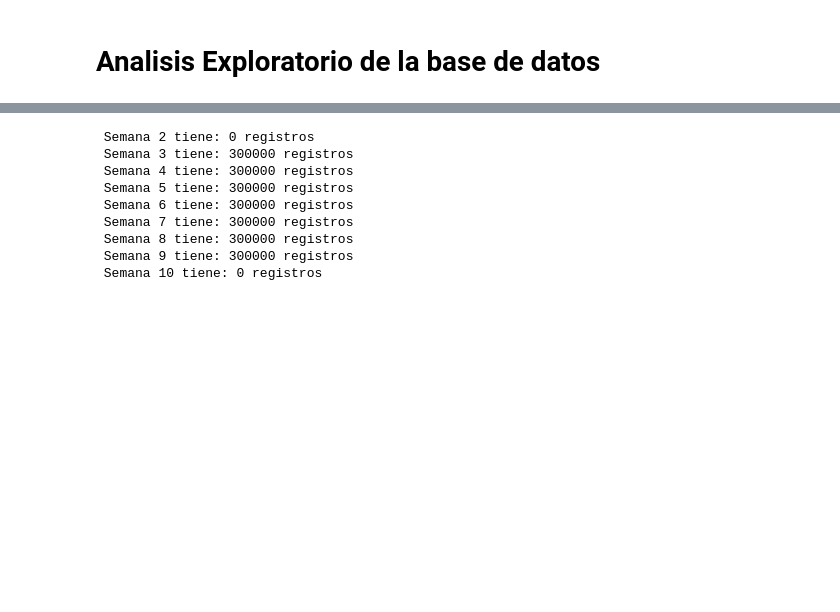
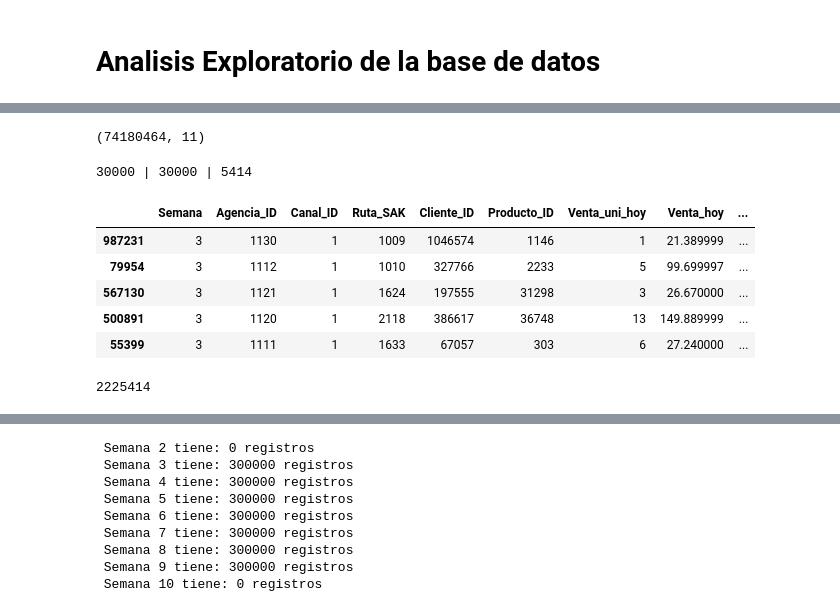
Before and after one commit to Alexis6am/AI_DeepLearning, a Jupyter notebook: ai/Practica_DL.ipynb, the cells around one changed output, grey strips where cells are left out. Saved outputs shown, nothing was run; the diff lists cells and outputs as text; code cells hidden in the pictures; blank space fills up the shorter version.

```diff
--- a/ai/Practica_DL.ipynb
+++ b/ai/Practica_DL.ipynb
@@ -61,3 +80,16 @@ clientes = pd.read_csv("../data/raw/cliente_tabla.csv")
+# %%
+'''
+Presentar:Podemos ver que tenemos 74_180_464 registros
+para manejar el dataset de manera rapida, se dedide
+sacar 300_000 registros por semanana, como vimos antes,
+cada semana tiene 10 millones
+de registros, entonces
+podemos sacar 30_000 productos de cada muestra de 1_000_000
+
+'''
+print(df.shape)
+# %% [output]
+(74180464, 11)
 # %%
 sample_fractions = []
 
@@ -74,0 +116,23 @@ final_df = full_sample.groupby('Semana').apply(
+# %%
+'''
+Presentar: Entonces ahora se tiene una lista con 74 dataframes,
+el ultimo solo tiene 5414
+'''
+print(f"{listaTemp[0].shape[0]} | {listaTemp[10].shape[0]} | {listaTemp[74].shape[0]}  ")
+# %% [output]
+30000 | 30000 | 5414
+# %%
+listaTemp[0].head()
+# %% [output]
+|  | Semana | Agencia_ID | Canal_ID | Ruta_SAK | Cliente_ID | Producto_ID | Venta_uni_hoy | Venta_hoy | ... |
+| 987231 | 3 | 1130 | 1 | 1009 | 1046574 | 1146 | 1 | 21.389999 | ... |
+| 79954 | 3 | 1112 | 1 | 1010 | 327766 | 2233 | 5 | 99.699997 | ... |
+| 567130 | 3 | 1121 | 1 | 1624 | 197555 | 31298 | 3 | 26.670000 | ... |
+| 500891 | 3 | 1120 | 1 | 2118 | 386617 | 36748 | 13 | 149.889999 | ... |
+| 55399 | 3 | 1111 | 1 | 1633 | 67057 | 303 | 6 | 27.240000 | ... |
+# %%
+#Lo ponemos dentro de una lista (va sumando al final)
+sample_entero = pd.concat(listaTemp, ignore_index=True)
+sample_entero.shape[0]
+# %% [output]
+2225414
```
Also changed, not shown: parts of 14 cells of this notebook.
